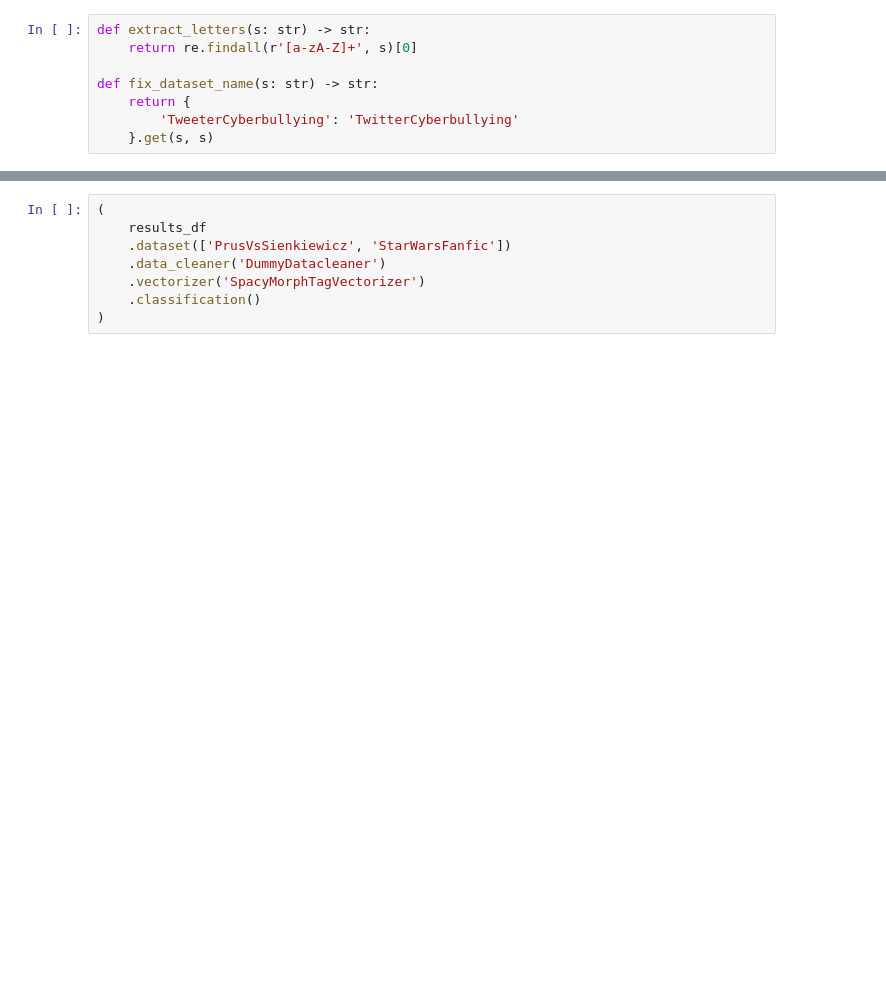
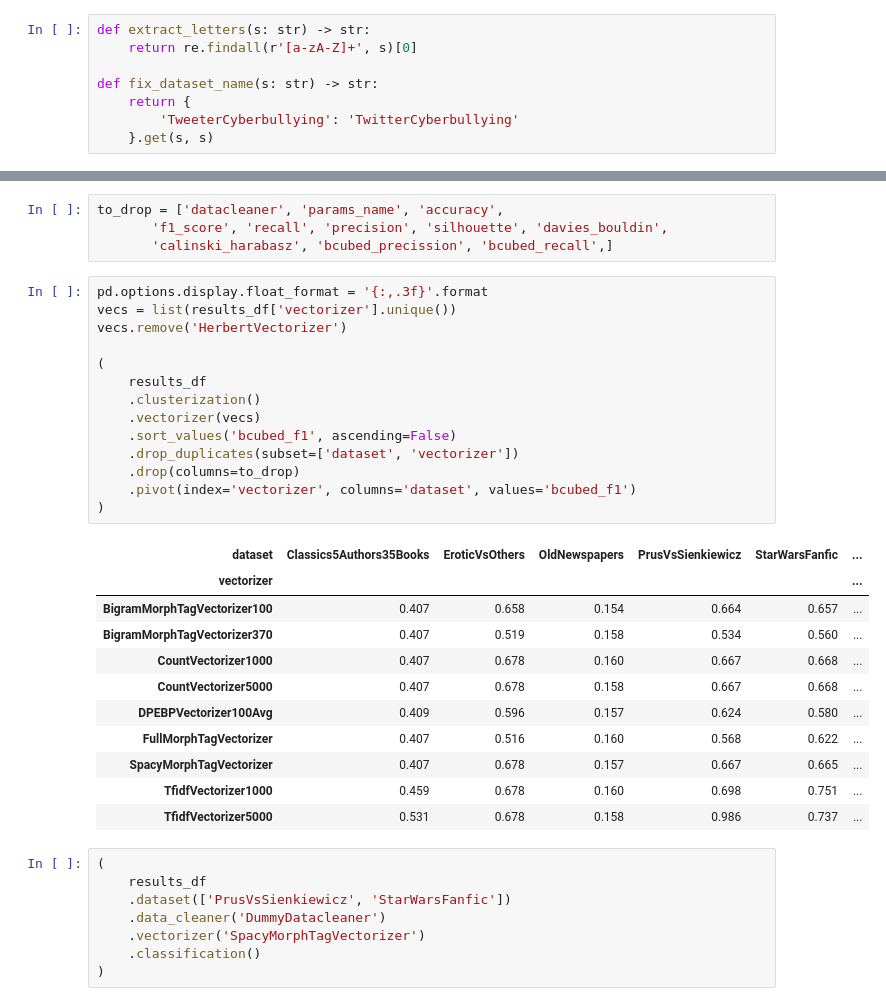
Before and after one commit to WitoldFracek/grembedding, a Jupyter notebook: notebooks/results_analysis.ipynb, the cells around one changed output, grey strips where cells are left out. Cells and saved outputs as stored; diff of their text form; blank space fills up the shorter version.

```diff
--- a/notebooks/results_analysis.ipynb
+++ b/notebooks/results_analysis.ipynb
@@ -31,3 +77,33 @@ results_df.head()
+# %%
+to_drop = ['datacleaner', 'params_name', 'accuracy',
+       'f1_score', 'recall', 'precision', 'silhouette', 'davies_bouldin',
+       'calinski_harabasz', 'bcubed_precission', 'bcubed_recall',]
+# %%
+pd.options.display.float_format = '{:,.3f}'.format
+vecs = list(results_df['vectorizer'].unique())
+vecs.remove('HerbertVectorizer')
+
+(
+    results_df
+    .clusterization()
+    .vectorizer(vecs)
+    .sort_values('bcubed_f1', ascending=False)
+    .drop_duplicates(subset=['dataset', 'vectorizer'])
+    .drop(columns=to_drop)
+    .pivot(index='vectorizer', columns='dataset', values='bcubed_f1')
+)
+# %% [output]
+| dataset | Classics5Authors35Books | EroticVsOthers | OldNewspapers | PrusVsSienkiewicz | StarWarsFanfic | ... |
+| vectorizer |  |  |  |  |  | ... |
+| BigramMorphTagVectorizer100 | 0.407 | 0.658 | 0.154 | 0.664 | 0.657 | ... |
+| BigramMorphTagVectorizer370 | 0.407 | 0.519 | 0.158 | 0.534 | 0.560 | ... |
+| CountVectorizer1000 | 0.407 | 0.678 | 0.160 | 0.667 | 0.668 | ... |
+| CountVectorizer5000 | 0.407 | 0.678 | 0.158 | 0.667 | 0.668 | ... |
+| DPEBPVectorizer100Avg | 0.409 | 0.596 | 0.157 | 0.624 | 0.580 | ... |
+| FullMorphTagVectorizer | 0.407 | 0.516 | 0.160 | 0.568 | 0.622 | ... |
+| SpacyMorphTagVectorizer | 0.407 | 0.678 | 0.157 | 0.667 | 0.665 | ... |
+| TfidfVectorizer1000 | 0.459 | 0.678 | 0.160 | 0.698 | 0.751 | ... |
+| TfidfVectorizer5000 | 0.531 | 0.678 | 0.158 | 0.986 | 0.737 | ... |
 # %%
 (
     results_df
```
Also changed, not shown: parts of 5 cells of this notebook, 4 other files.
